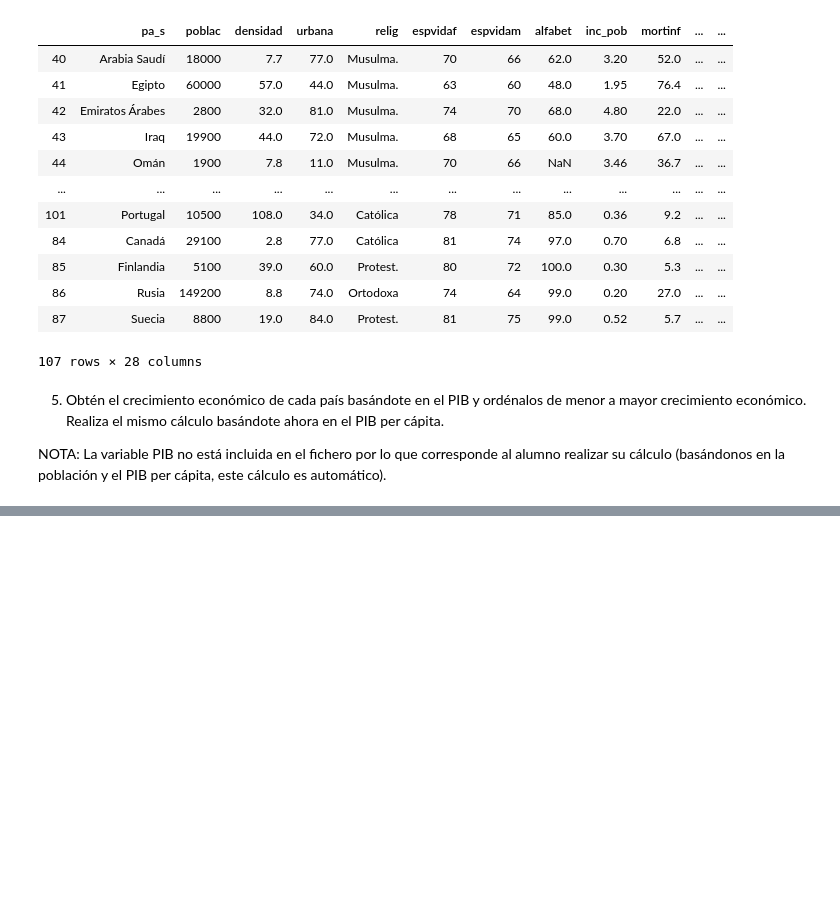
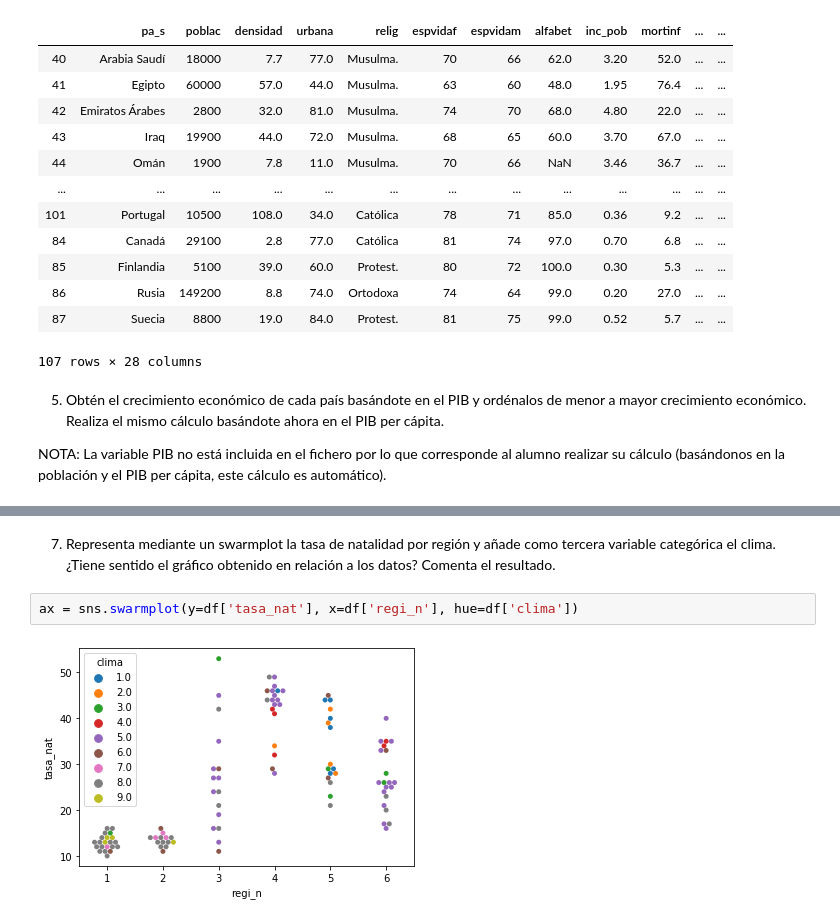
Before and after one commit to AnaFernandezCruz/ProgramacionOrientadaCD, a Jupyter notebook: PracticaPythonModoJesus.ipynb, the cells around one changed output, grey strips where cells are left out. Cells and saved outputs as stored; diff of their text form; blank space fills up the shorter version.

```diff
--- a/PracticaPythonModoJesus.ipynb
+++ b/PracticaPythonModoJesus.ipynb
@@ -216,0 +301,6 @@ NOTA: La variable PIB no está incluida en el fichero por lo que corresponde al
+# %% [markdown]
+7. Representa mediante un swarmplot la tasa de natalidad por región y añade como tercera variable categórica el clima. ¿Tiene sentido el gráfico obtenido en relación a los datos? Comenta el resultado.
+# %%
+ax = sns.swarmplot(y=df['tasa_nat'], x=df['regi_n'], hue=df['clima'])
+# %% [output]
+[figure, added]
```
Also changed, not shown: parts of 10 cells of this notebook.
